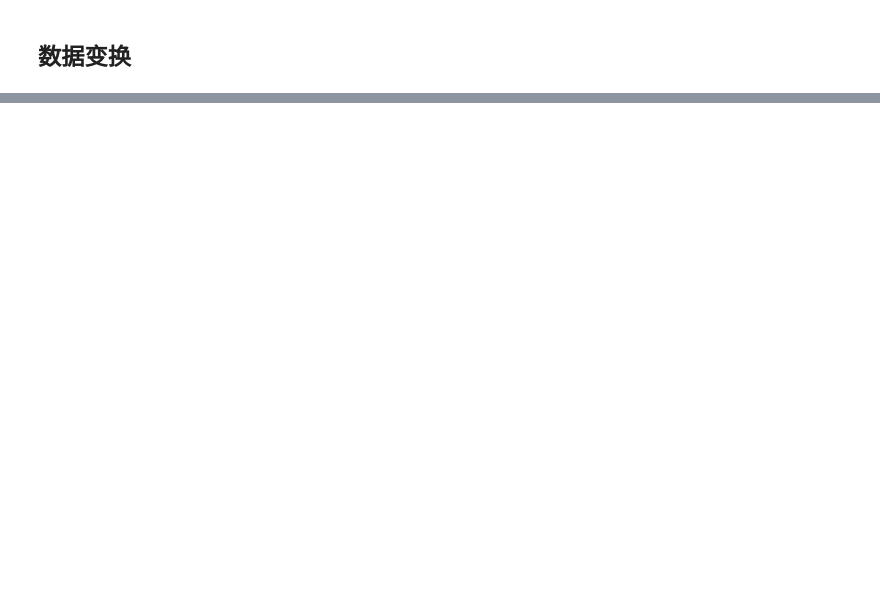
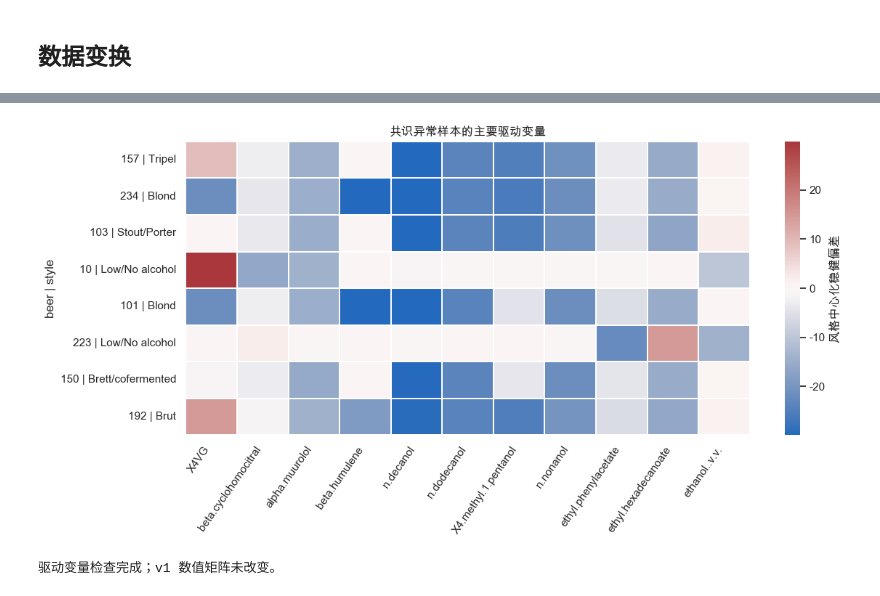
Before and after one commit to Malodys/matho-rtri-mind-2026, a Jupyter notebook: notebooks/02_chem_process.ipynb, the cells around one changed output, grey strips where cells are left out. Drawn from its saved outputs; the diff is of its cells as text; code cells hidden in the pictures; blank space fills up the shorter version.

```diff
--- a/notebooks/02_chem_process.ipynb
+++ b/notebooks/02_chem_process.ipynb
@@ -111,0 +1053,51 @@ print(f"项目目录: {PROJECT_ROOT}")
+# %%
+# 每个样本的驱动结构摘要
+driver_summary_rows = []
+for beer in consensus_ids:
+    top = top_drivers[top_drivers["beer"].eq(beer)]
+    top5 = top.nsmallest(5, "rank_within_beer")
+    driver_summary_rows.append({
+        "beer": beer,
+        "style": style_v1.loc[beer],
+        "evidence_families": int(distance_scores.loc[beer, "evidence_families"]),
+        "top_5_drivers": "; ".join(top5["column"]),
+        "top10_calibrated_n": int(top["block"].isin(["GC-MS 校准化合物", "GC-FID/FPD 目标定量"]).sum()),
+        "top10_relative_n": int(top["block"].eq("GC-MS 相对丰度").sum()),
+        "top10_unflagged_unit_n": int(top["block"].eq("文件8无校准标记").sum()),
+        "top10_imputed_n": int(top["imputed"].sum()),
+        "top10_univariate_confirmed_n": int(top["univariate_flag"].sum()),
+    })
+
+driver_summary = pd.DataFrame(driver_summary_rows).set_index("beer")
+display(driver_summary)
+
+# 选每个异常样本排名前3的变量，展示其有方向的风格中心化稳健偏差
+heat_columns = list(dict.fromkeys(
+    top_drivers[top_drivers["rank_within_beer"] <= 3].sort_values(
+        ["beer", "rank_within_beer"])["column"].tolist()))
+heat_values = pd.DataFrame(index=consensus_ids, columns=heat_columns, dtype=float)
+for beer in consensus_ids:
+    i = beer_position[beer]
+    for col in heat_columns:
+        heat_values.loc[beer, col] = X_scaled[i, col_position[col]]
+heat_values.index = [f"{beer} | {style_v1.loc[beer]}" for beer in heat_values.index]
+
+fig_width = max(12, 0.55 * len(heat_columns))
+fig, ax = plt.subplots(figsize=(fig_width, 6))
+limit = max(4.5, float(np.nanquantile(np.abs(heat_values.to_numpy()), 0.95)))
+sns.heatmap(heat_values, cmap="vlag", center=0, vmin=-limit, vmax=limit,
+            linewidths=0.35, cbar_kws={"label": "风格中心化稳健偏差"}, ax=ax)
+ax.set_title("共识异常样本的主要驱动变量")
+ax.set_xlabel("")
+ax.set_ylabel("beer | style")
+plt.xticks(rotation=55, ha="right")
+plt.tight_layout()
+driver_figure = FIGURE_DIR / "02_outlier_driver_heatmap_v1.png"
+fig.savefig(driver_figure, dpi=180, bbox_inches="tight")
+plt.show()
+
+outlier_drivers.to_csv(INTERIM_DIR / "chem_outlier_driver_details_v1.csv", index=False, encoding="utf-8-sig")
+driver_summary.to_csv(INTERIM_DIR / "chem_outlier_driver_summary_v1.csv", encoding="utf-8-sig")
+assert hashlib.sha256((INTERIM_DIR / "chem_log10_matrix_v1.csv").read_bytes()).hexdigest() == v1_manifest["sha256"]
+print("驱动变量检查完成；v1 数值矩阵未改变。")
+# %% [output]
@@ -111,0 +1114,2 @@ print(f"项目目录: {PROJECT_ROOT}")
+[figure, added]
+驱动变量检查完成；v1 数值矩阵未改变。
```
Also changed, not shown: parts of 40 cells of this notebook, 27 other files.
